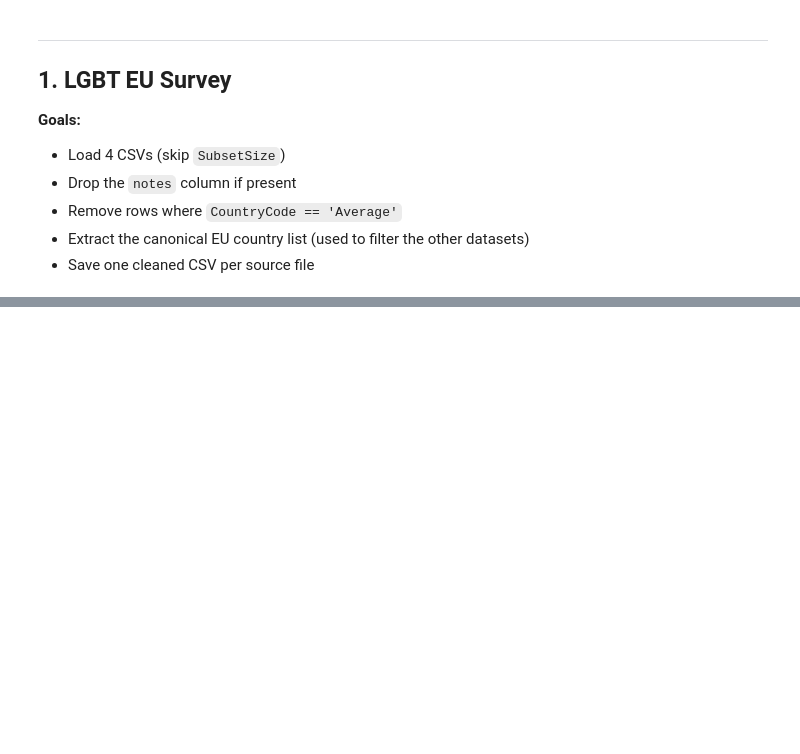
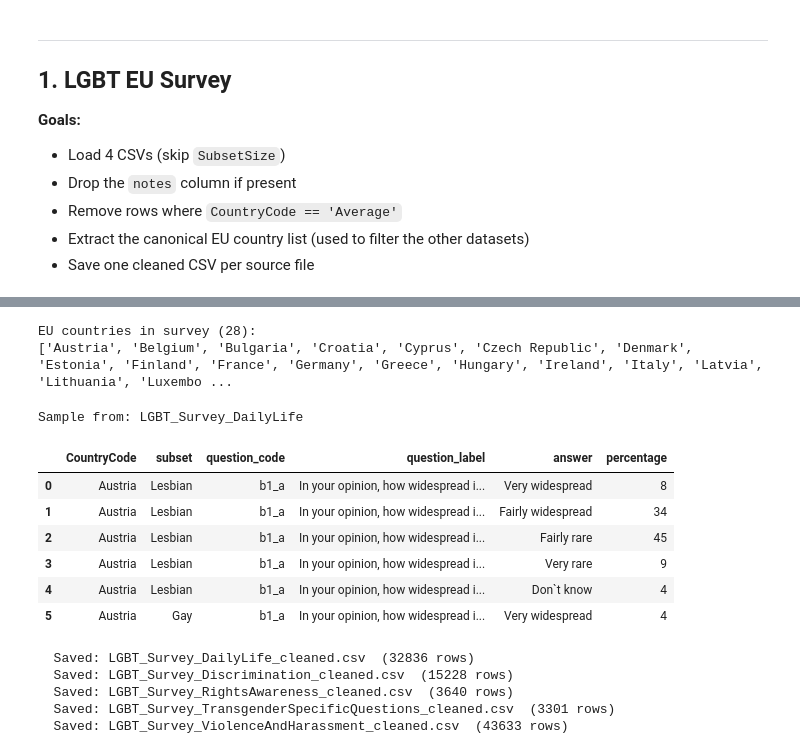
Before and after one commit to EzraGoldberg/portfolio-projects, a Jupyter notebook: 1. RAG/notebooks/6_cleaning.ipynb, the cells around one changed output, grey strips where cells are left out. Saved outputs shown, nothing was run; the diff lists cells and outputs as text; code cells hidden in the pictures; blank space fills up the shorter version.

```diff
--- a/1. RAG/notebooks/6_cleaning.ipynb
+++ b/1. RAG/notebooks/6_cleaning.ipynb
@@ -102,0 +158,40 @@ for f in lgbt_files:
+# %%
+# Extract canonical EU country list from the survey data
+# Use the first cleaned dataframe — all share the same CountryCode values
+_sample_df = next(iter(lgbt_cleaned.values()))
+EU_COUNTRIES: set[str] = set(_sample_df["CountryCode"].dropna().unique())
+
+print(f"EU countries in survey ({len(EU_COUNTRIES)}):")
+print(sorted(EU_COUNTRIES))
+# %% [output]
+EU countries in survey (28):
+['Austria', 'Belgium', 'Bulgaria', 'Croatia', 'Cyprus', 'Czech Republic', 'Denmark', 'Estonia', 'Finland', 'France', 'Germany', 'Greece', 'Hungary', 'Ireland', 'Italy', 'Latvia', 'Lithuania', 'Luxembo ...
+# %%
+# Inspect a sample of one cleaned dataframe
+key = list(lgbt_cleaned.keys())[0]
+print(f"Sample from: {key}")
+lgbt_cleaned[key].head(6)
+# %% [output]
+Sample from: LGBT_Survey_DailyLife
+|  | CountryCode | subset | question_code | question_label | answer | percentage |
+| 0 | Austria | Lesbian | b1_a | In your opinion, how widespread i... | Very widespread | 8 |
+| 1 | Austria | Lesbian | b1_a | In your opinion, how widespread i... | Fairly widespread | 34 |
+| 2 | Austria | Lesbian | b1_a | In your opinion, how widespread i... | Fairly rare | 45 |
+| 3 | Austria | Lesbian | b1_a | In your opinion, how widespread i... | Very rare | 9 |
+| 4 | Austria | Lesbian | b1_a | In your opinion, how widespread i... | Don`t know | 4 |
+| 5 | Austria | Gay | b1_a | In your opinion, how widespread i... | Very widespread | 4 |
+# %%
+# Save cleaned LGBT CSVs
+lgbt_out_dir = CLEANED_DIR / "lgbt_EU"
+lgbt_out_dir.mkdir(parents=True, exist_ok=True)
+
+for key, df in lgbt_cleaned.items():
+    out_path = lgbt_out_dir / f"{key}_cleaned.csv"
+    df.to_csv(out_path, index=False, encoding="utf-8")
+    print(f"  Saved: {out_path.name}  ({len(df)} rows)")
+# %% [output]
+  Saved: LGBT_Survey_DailyLife_cleaned.csv  (32836 rows)
+  Saved: LGBT_Survey_Discrimination_cleaned.csv  (15228 rows)
+  Saved: LGBT_Survey_RightsAwareness_cleaned.csv  (3640 rows)
+  Saved: LGBT_Survey_TransgenderSpecificQuestions_cleaned.csv  (3301 rows)
+  Saved: LGBT_Survey_ViolenceAndHarassment_cleaned.csv  (43633 rows)
```
Also changed, not shown: parts of 13 cells of this notebook.
